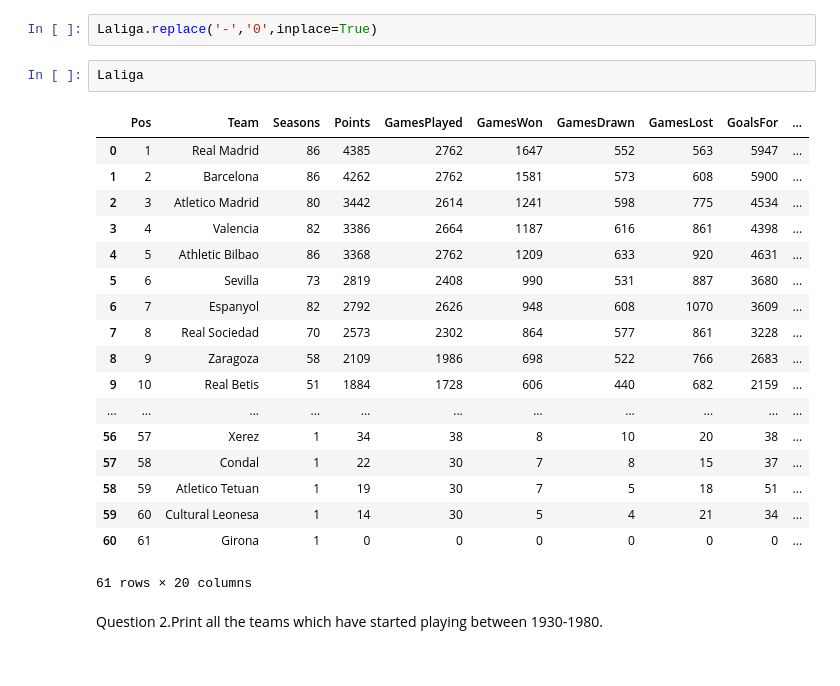
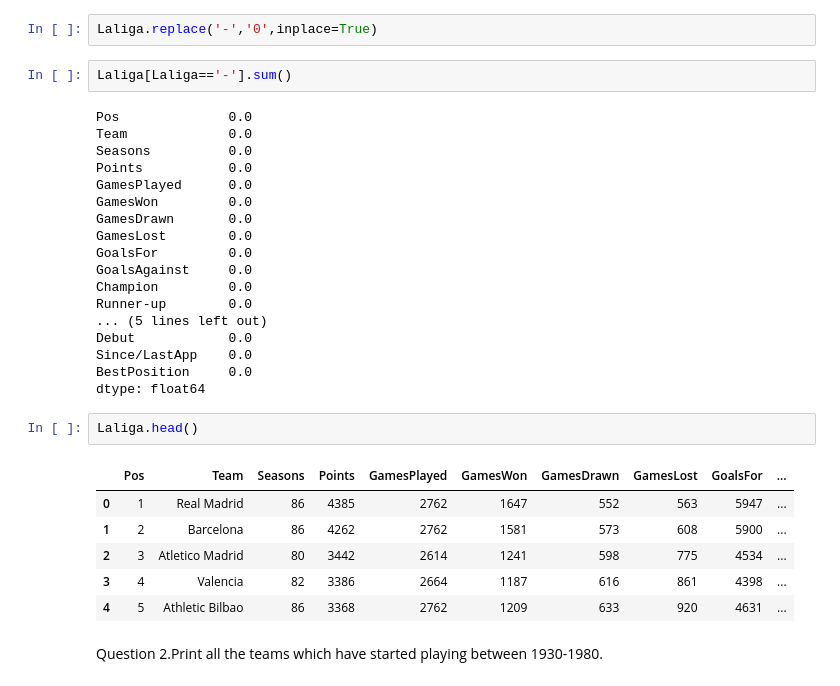
Before and after one commit to amolshrivastav/AIML-, a Jupyter notebook: StatisticalLearning_Project1#.ipynb, the cells around one changed output. Saved outputs shown, nothing was run; the diff lists cells and outputs as text.

```diff
--- a/StatisticalLearning_Project1#.ipynb
+++ b/StatisticalLearning_Project1#.ipynb
@@ -7,27 +7,35 @@ Question 1.Read the data set and replace dashes with 0 to make sure you can perf
 Laliga=pd.read_csv(r"C:\Users\AMOL\Downloads\Laliga.csv",skiprows=[0])
 # %%
 Laliga.replace('-','0',inplace=True)
+# %%
+Laliga[Laliga=='-'].sum()
+# %% [output]
+Pos              0.0
+Team             0.0
+Seasons          0.0
+Points           0.0
+GamesPlayed      0.0
+GamesWon         0.0
+GamesDrawn       0.0
+GamesLost        0.0
+GoalsFor         0.0
+GoalsAgainst     0.0
+Champion         0.0
+Runner-up        0.0
+... (5 lines left out)
+Debut            0.0
+Since/LastApp    0.0
+BestPosition     0.0
+dtype: float64
 # %%
-Laliga
+Laliga.head()
 # %% [output]
 |  | Pos | Team | Seasons | Points | GamesPlayed | GamesWon | GamesDrawn | GamesLost | GoalsFor | ... |
 | 0 | 1 | Real Madrid | 86 | 4385 | 2762 | 1647 | 552 | 563 | 5947 | ... |
 | 1 | 2 | Barcelona | 86 | 4262 | 2762 | 1581 | 573 | 608 | 5900 | ... |
 | 2 | 3 | Atletico Madrid | 80 | 3442 | 2614 | 1241 | 598 | 775 | 4534 | ... |
 | 3 | 4 | Valencia | 82 | 3386 | 2664 | 1187 | 616 | 861 | 4398 | ... |
 | 4 | 5 | Athletic Bilbao | 86 | 3368 | 2762 | 1209 | 633 | 920 | 4631 | ... |
-| 5 | 6 | Sevilla | 73 | 2819 | 2408 | 990 | 531 | 887 | 3680 | ... |
-| 6 | 7 | Espanyol | 82 | 2792 | 2626 | 948 | 608 | 1070 | 3609 | ... |
-| 7 | 8 | Real Sociedad | 70 | 2573 | 2302 | 864 | 577 | 861 | 3228 | ... |
-| 8 | 9 | Zaragoza | 58 | 2109 | 1986 | 698 | 522 | 766 | 2683 | ... |
-| 9 | 10 | Real Betis | 51 | 1884 | 1728 | 606 | 440 | 682 | 2159 | ... |
-| ... | ... | ... | ... | ... | ... | ... | ... | ... | ... | ... |
-| 56 | 57 | Xerez | 1 | 34 | 38 | 8 | 10 | 20 | 38 | ... |
-| 57 | 58 | Condal | 1 | 22 | 30 | 7 | 8 | 15 | 37 | ... |
-| 58 | 59 | Atletico Tetuan | 1 | 19 | 30 | 7 | 5 | 18 | 51 | ... |
-| 59 | 60 | Cultural Leonesa | 1 | 14 | 30 | 5 | 4 | 21 | 34 | ... |
-| 60 | 61 | Girona | 1 | 0 | 0 | 0 | 0 | 0 | 0 | ... |
-61 rows × 20 columns
 # %% [markdown]
 Question 2.Print all the teams which have started playing between 1930-1980.
 # %%
```
Also changed, not shown: parts of 4 cells of this notebook.
